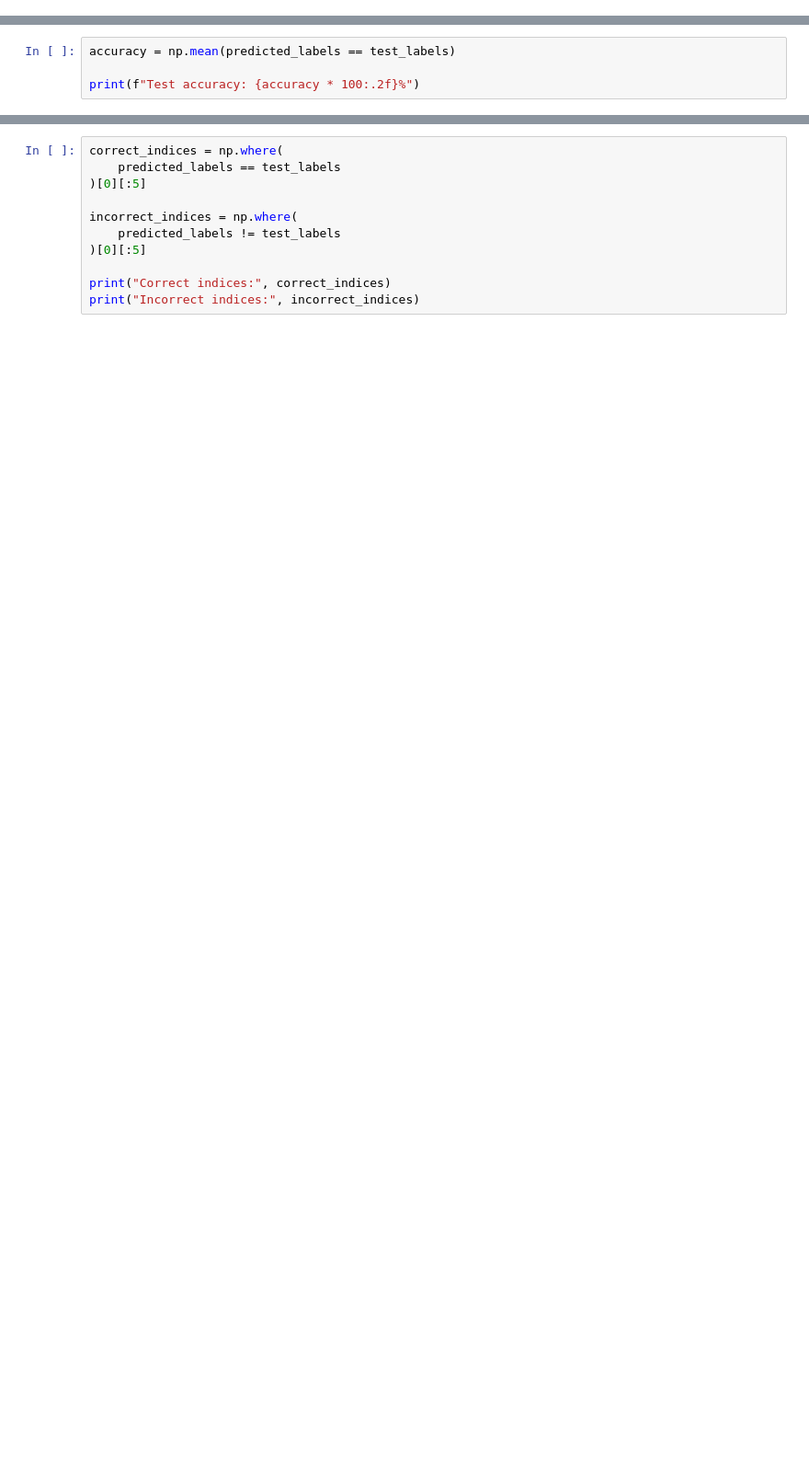
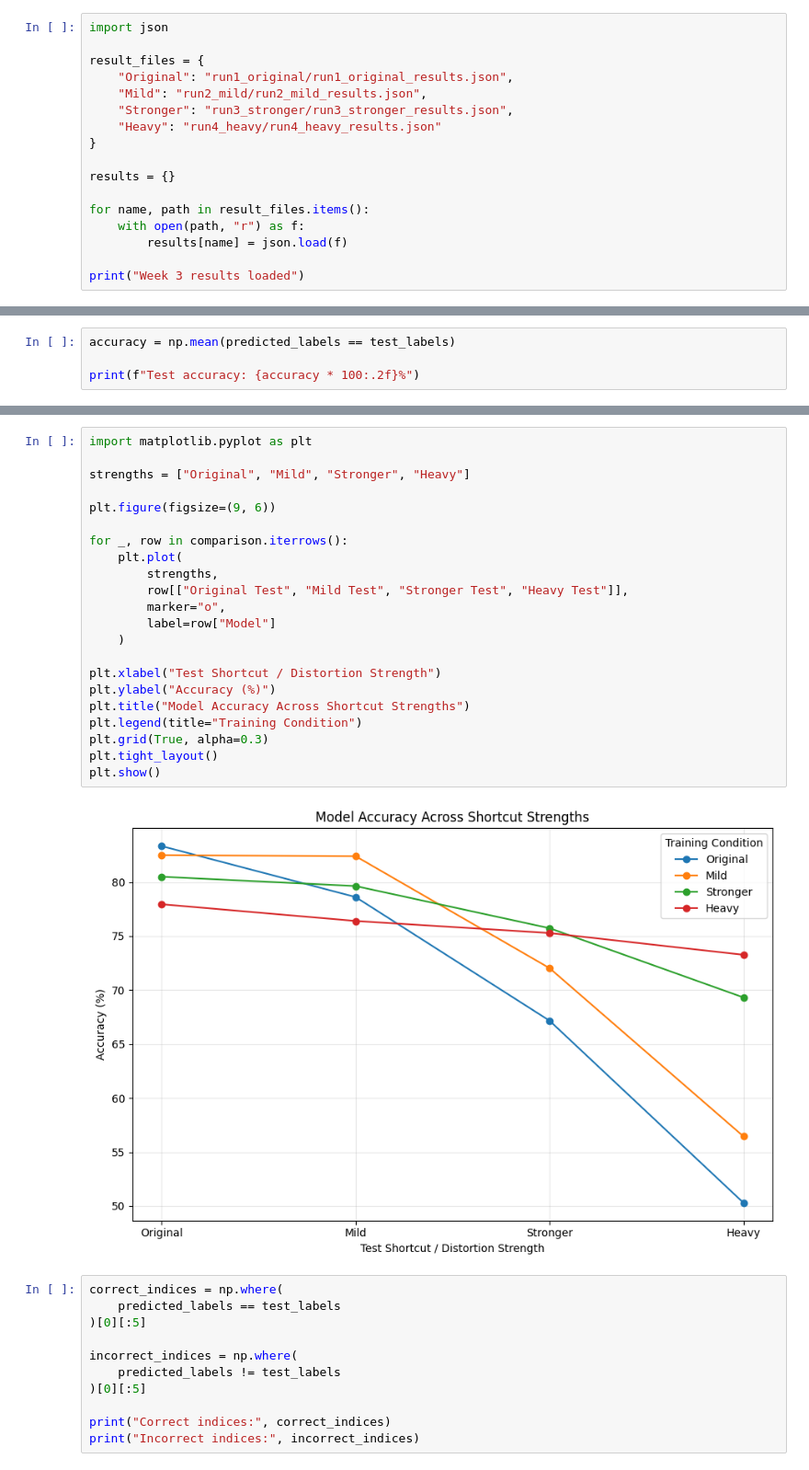
Before and after one commit to divyayalam/Camouflage, a Jupyter notebook: track2_predictionAnalysis.ipynb, the cells around one changed output, grey strips where cells are left out. Shown at 92% size. Saved outputs shown, nothing was run; the diff lists cells and outputs as text; blank space fills up the shorter version.

Commit message:
Complete Week 3 shortcut strength analysis

```diff
--- a/track2_predictionAnalysis.ipynb
+++ b/track2_predictionAnalysis.ipynb
@@ -244,0 +489,17 @@ weighted avg       0.73      0.71      0.70      6000
+# %%
+import json
+
+result_files = {
+    "Original": "run1_original/run1_original_results.json",
+    "Mild": "run2_mild/run2_mild_results.json",
+    "Stronger": "run3_stronger/run3_stronger_results.json",
+    "Heavy": "run4_heavy/run4_heavy_results.json"
+}
+
+results = {}
+
+for name, path in result_files.items():
+    with open(path, "r") as f:
+        results[name] = json.load(f)
+
+print("Week 3 results loaded")
@@ -249,3 +568,27 @@ print(f"Test accuracy: {accuracy * 100:.2f}%")
+# %%
+import matplotlib.pyplot as plt
+
+strengths = ["Original", "Mild", "Stronger", "Heavy"]
+
+plt.figure(figsize=(9, 6))
+
+for _, row in comparison.iterrows():
+    plt.plot(
+        strengths,
+        row[["Original Test", "Mild Test", "Stronger Test", "Heavy Test"]],
+        marker="o",
+        label=row["Model"]
+    )
+
+plt.xlabel("Test Shortcut / Distortion Strength")
+plt.ylabel("Accuracy (%)")
+plt.title("Model Accuracy Across Shortcut Strengths")
+plt.legend(title="Training Condition")
+plt.grid(True, alpha=0.3)
+plt.tight_layout()
+plt.show()
+# %% [output]
+[figure, added]
 # %%
 correct_indices = np.where(
     predicted_labels == test_labels
```
Also changed, not shown: parts of 25 cells of this notebook.
